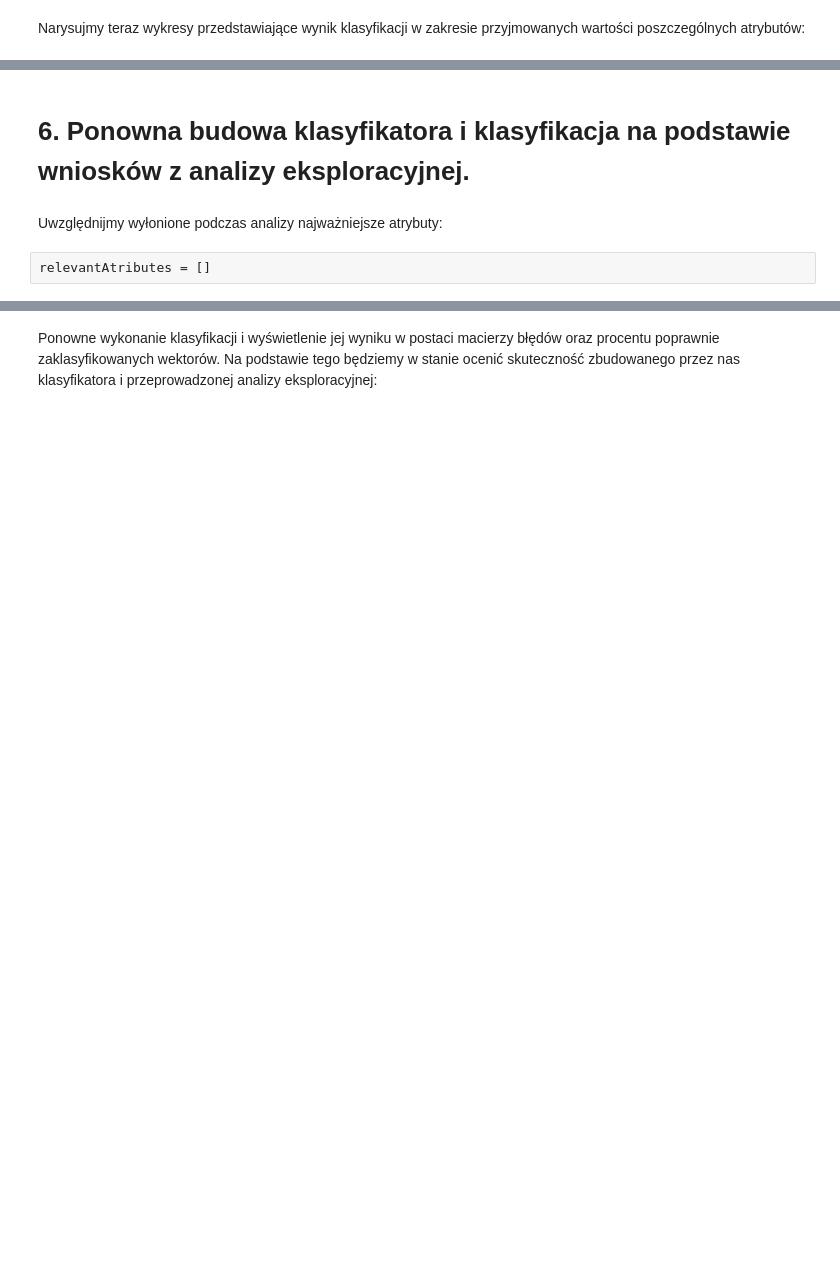
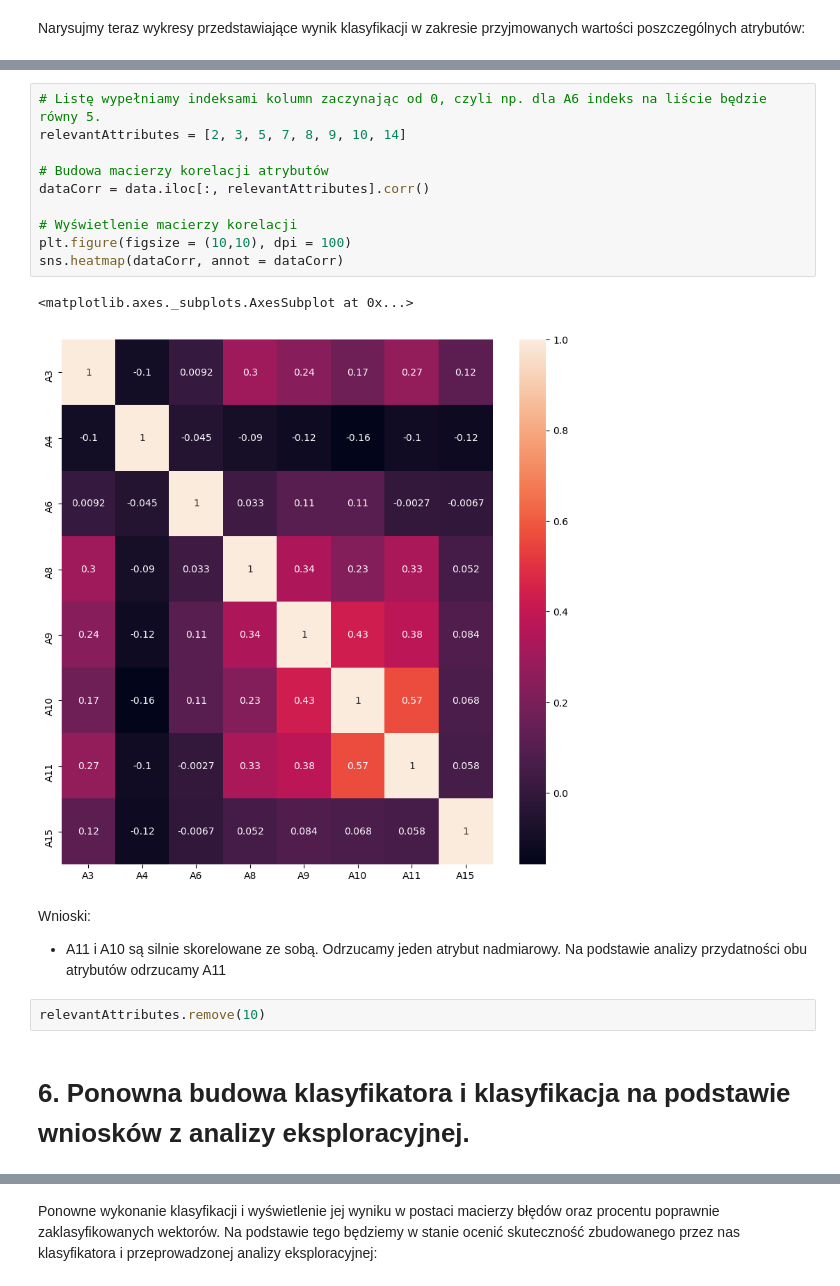
Before and after one commit to KamilSztandur/CreditApprovingBinaryClassifier, a Jupyter notebook: Solution.ipynb, the cells around one changed output, grey strips where cells are left out. Saved outputs shown, nothing was run; the diff lists cells and outputs as text; blank space fills up the shorter version.

```diff
--- a/Solution.ipynb
+++ b/Solution.ipynb
@@ -298,7 +264,21 @@ Najważniejsze atrybuty przy kwalifikacji:
+# %%
+# Listę wypełniamy indeksami kolumn zaczynając od 0, czyli np. dla A6 indeks na liście będzie równy 5.
+relevantAttributes = [2, 3, 5, 7, 8, 9, 10, 14]
+
+# Budowa macierzy korelacji atrybutów
+dataCorr = data.iloc[:, relevantAttributes].corr()
+
+# Wyświetlenie macierzy korelacji
+plt.figure(figsize = (10,10), dpi = 100)
+sns.heatmap(dataCorr, annot = dataCorr)
+# %% [output]
+<matplotlib.axes._subplots.AxesSubplot at 0x...>
+[figure, added]
+# %% [markdown]
+Wnioski:
+* A11 i A10 są silnie skorelowane ze sobą. Odrzucamy jeden atrybut nadmiarowy. Na podstawie analizy przydatności obu atrybutów odrzucamy A11
+# %%
+relevantAttributes.remove(10)
 # %% [markdown]
 # 6. Ponowna budowa klasyfikatora i klasyfikacja na podstawie wniosków z analizy eksploracyjnej.
-# %% [markdown]
-Uwzględnijmy wyłonione podczas analizy najważniejsze atrybuty:
-# %%
-relevantAtributes = []
 # %% [markdown]
```
Also changed, not shown: parts of 12 cells of this notebook.
